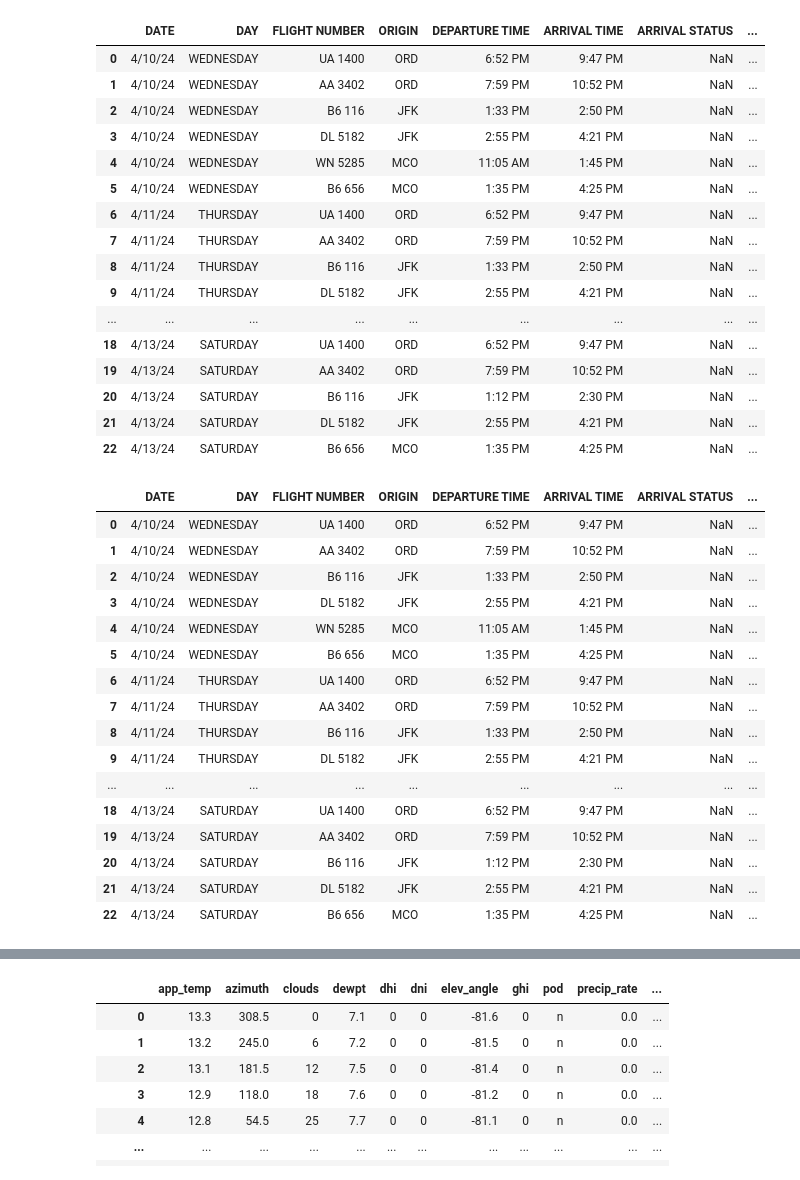
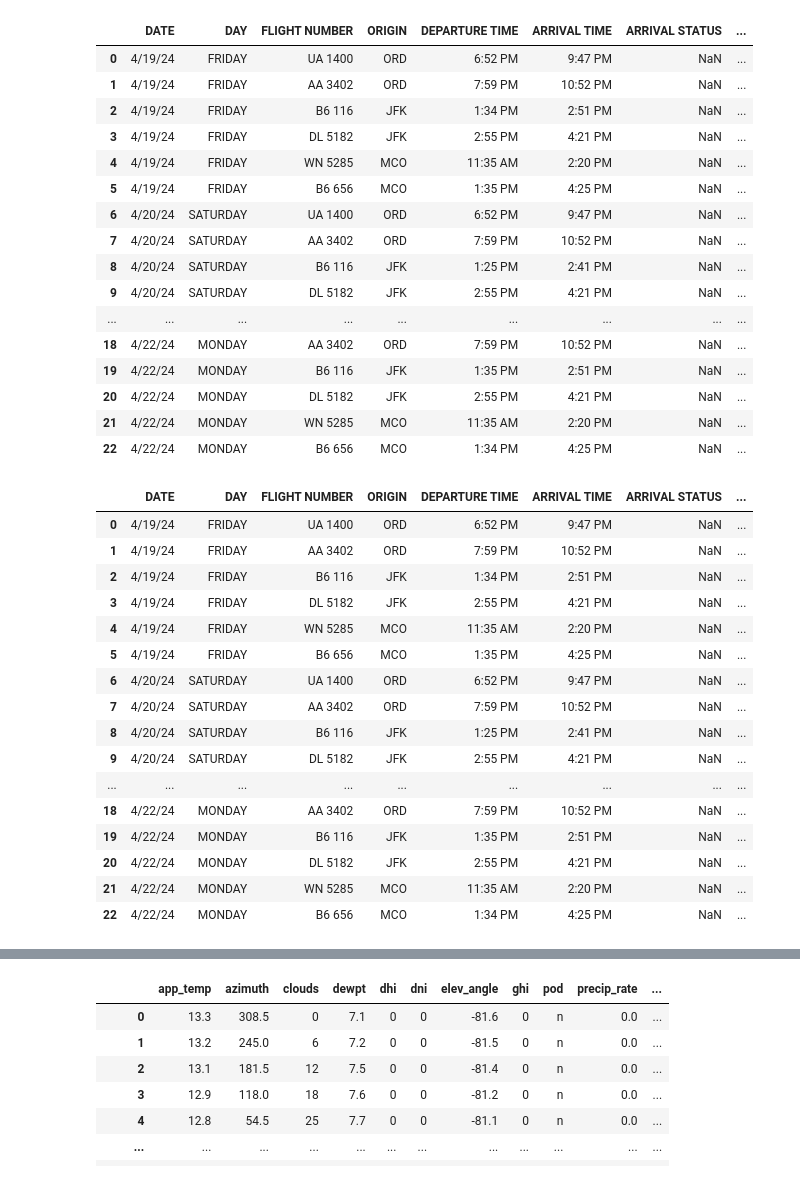
Before and after one commit to saikeerthan-14/flight-delay-prediction, a Jupyter notebook: flight_weather_data_merge_prediction_final.ipynb, the cells around one changed output, grey strips where cells are left out. Saved outputs shown, nothing was run; the diff lists cells and outputs as text; code cells hidden in the pictures.

Commit message:
model 1 and model 2 are added

```diff
--- a/flight_weather_data_merge_prediction_final.ipynb
+++ b/flight_weather_data_merge_prediction_final.ipynb
@@ -4,21 +5,21 @@ pd.set_option('display.max_columns', None)
 # %%
-ini_df = pd.read_csv("./CIS_662 _INITIAL_Predictions.csv")
+ini_df = pd.read_csv("./CIS_662_Final_{model}.csv")
 ini_df
 # %% [output]
 |  | DATE | DAY | FLIGHT NUMBER | ORIGIN | DEPARTURE TIME | ARRIVAL TIME | ARRIVAL STATUS | ... |
-| 0 | 4/10/24 | WEDNESDAY | UA 1400 | ORD | 6:52 PM | 9:47 PM | NaN | ... |
-| 1 | 4/10/24 | WEDNESDAY | AA 3402 | ORD | 7:59 PM | 10:52 PM | NaN | ... |
-| 2 | 4/10/24 | WEDNESDAY | B6 116 | JFK | 1:33 PM | 2:50 PM | NaN | ... |
-| 3 | 4/10/24 | WEDNESDAY | DL 5182 | JFK | 2:55 PM | 4:21 PM | NaN | ... |
-| 4 | 4/10/24 | WEDNESDAY | WN 5285 | MCO | 11:05 AM | 1:45 PM | NaN | ... |
-| 5 | 4/10/24 | WEDNESDAY | B6 656 | MCO | 1:35 PM | 4:25 PM | NaN | ... |
-| 6 | 4/11/24 | THURSDAY | UA 1400 | ORD | 6:52 PM | 9:47 PM | NaN | ... |
-| 7 | 4/11/24 | THURSDAY | AA 3402 | ORD | 7:59 PM | 10:52 PM | NaN | ... |
-| 8 | 4/11/24 | THURSDAY | B6 116 | JFK | 1:33 PM | 2:50 PM | NaN | ... |
-| 9 | 4/11/24 | THURSDAY | DL 5182 | JFK | 2:55 PM | 4:21 PM | NaN | ... |
+| 0 | 4/19/24 | FRIDAY | UA 1400 | ORD | 6:52 PM | 9:47 PM | NaN | ... |
+| 1 | 4/19/24 | FRIDAY | AA 3402 | ORD | 7:59 PM | 10:52 PM | NaN | ... |
+| 2 | 4/19/24 | FRIDAY | B6 116 | JFK | 1:34 PM | 2:51 PM | NaN | ... |
+| 3 | 4/19/24 | FRIDAY | DL 5182 | JFK | 2:55 PM | 4:21 PM | NaN | ... |
+| 4 | 4/19/24 | FRIDAY | WN 5285 | MCO | 11:35 AM | 2:20 PM | NaN | ... |
+| 5 | 4/19/24 | FRIDAY | B6 656 | MCO | 1:35 PM | 4:25 PM | NaN | ... |
+| 6 | 4/20/24 | SATURDAY | UA 1400 | ORD | 6:52 PM | 9:47 PM | NaN | ... |
+| 7 | 4/20/24 | SATURDAY | AA 3402 | ORD | 7:59 PM | 10:52 PM | NaN | ... |
+| 8 | 4/20/24 | SATURDAY | B6 116 | JFK | 1:25 PM | 2:41 PM | NaN | ... |
+| 9 | 4/20/24 | SATURDAY | DL 5182 | JFK | 2:55 PM | 4:21 PM | NaN | ... |
 | ... | ... | ... | ... | ... | ... | ... | ... | ... |
-| 18 | 4/13/24 | SATURDAY | UA 1400 | ORD | 6:52 PM | 9:47 PM | NaN | ... |
-| 19 | 4/13/24 | SATURDAY | AA 3402 | ORD | 7:59 PM | 10:52 PM | NaN | ... |
-| 20 | 4/13/24 | SATURDAY | B6 116 | JFK | 1:12 PM | 2:30 PM | NaN | ... |
-| 21 | 4/13/24 | SATURDAY | DL 5182 | JFK | 2:55 PM | 4:21 PM | NaN | ... |
-| 22 | 4/13/24 | SATURDAY | B6 656 | MCO | 1:35 PM | 4:25 PM | NaN | ... |
+| 18 | 4/22/24 | MONDAY | AA 3402 | ORD | 7:59 PM | 10:52 PM | NaN | ... |
+| 19 | 4/22/24 | MONDAY | B6 116 | JFK | 1:35 PM | 2:51 PM | NaN | ... |
+| 20 | 4/22/24 | MONDAY | DL 5182 | JFK | 2:55 PM | 4:21 PM | NaN | ... |
+| 21 | 4/22/24 | MONDAY | WN 5285 | MCO | 11:35 AM | 2:20 PM | NaN | ... |
+| 22 | 4/22/24 | MONDAY | B6 656 | MCO | 1:34 PM | 4:25 PM | NaN | ... |
@@ -30,22 +36,22 @@ ini_df["Carrier Code"] = ini_df["FLIGHT NUMBER"].apply(lambda x: x.split()[0])
 ini_df
 # %% [output]
 |  | DATE | DAY | FLIGHT NUMBER | ORIGIN | DEPARTURE TIME | ARRIVAL TIME | ARRIVAL STATUS | ... |
-| 0 | 4/10/24 | WEDNESDAY | UA 1400 | ORD | 6:52 PM | 9:47 PM | NaN | ... |
-| 1 | 4/10/24 | WEDNESDAY | AA 3402 | ORD | 7:59 PM | 10:52 PM | NaN | ... |
-| 2 | 4/10/24 | WEDNESDAY | B6 116 | JFK | 1:33 PM | 2:50 PM | NaN | ... |
-| 3 | 4/10/24 | WEDNESDAY | DL 5182 | JFK | 2:55 PM | 4:21 PM | NaN | ... |
-| 4 | 4/10/24 | WEDNESDAY | WN 5285 | MCO | 11:05 AM | 1:45 PM | NaN | ... |
-| 5 | 4/10/24 | WEDNESDAY | B6 656 | MCO | 1:35 PM | 4:25 PM | NaN | ... |
-| 6 | 4/11/24 | THURSDAY | UA 1400 | ORD | 6:52 PM | 9:47 PM | NaN | ... |
-| 7 | 4/11/24 | THURSDAY | AA 3402 | ORD | 7:59 PM | 10:52 PM | NaN | ... |
-| 8 | 4/11/24 | THURSDAY | B6 116 | JFK | 1:33 PM | 2:50 PM | NaN | ... |
-| 9 | 4/11/24 | THURSDAY | DL 5182 | JFK | 2:55 PM | 4:21 PM | NaN | ... |
+| 0 | 4/19/24 | FRIDAY | UA 1400 | ORD | 6:52 PM | 9:47 PM | NaN | ... |
+| 1 | 4/19/24 | FRIDAY | AA 3402 | ORD | 7:59 PM | 10:52 PM | NaN | ... |
+| 2 | 4/19/24 | FRIDAY | B6 116 | JFK | 1:34 PM | 2:51 PM | NaN | ... |
+| 3 | 4/19/24 | FRIDAY | DL 5182 | JFK | 2:55 PM | 4:21 PM | NaN | ... |
+| 4 | 4/19/24 | FRIDAY | WN 5285 | MCO | 11:35 AM | 2:20 PM | NaN | ... |
+| 5 | 4/19/24 | FRIDAY | B6 656 | MCO | 1:35 PM | 4:25 PM | NaN | ... |
+| 6 | 4/20/24 | SATURDAY | UA 1400 | ORD | 6:52 PM | 9:47 PM | NaN | ... |
+| 7 | 4/20/24 | SATURDAY | AA 3402 | ORD | 7:59 PM | 10:52 PM | NaN | ... |
+| 8 | 4/20/24 | SATURDAY | B6 116 | JFK | 1:25 PM | 2:41 PM | NaN | ... |
+| 9 | 4/20/24 | SATURDAY | DL 5182 | JFK | 2:55 PM | 4:21 PM | NaN | ... |
 | ... | ... | ... | ... | ... | ... | ... | ... | ... |
-| 18 | 4/13/24 | SATURDAY | UA 1400 | ORD | 6:52 PM | 9:47 PM | NaN | ... |
-| 19 | 4/13/24 | SATURDAY | AA 3402 | ORD | 7:59 PM | 10:52 PM | NaN | ... |
-| 20 | 4/13/24 | SATURDAY | B6 116 | JFK | 1:12 PM | 2:30 PM | NaN | ... |
-| 21 | 4/13/24 | SATURDAY | DL 5182 | JFK | 2:55 PM | 4:21 PM | NaN | ... |
-| 22 | 4/13/24 | SATURDAY | B6 656 | MCO | 1:35 PM | 4:25 PM | NaN | ... |
+| 18 | 4/22/24 | MONDAY | AA 3402 | ORD | 7:59 PM | 10:52 PM | NaN | ... |
+| 19 | 4/22/24 | MONDAY | B6 116 | JFK | 1:35 PM | 2:51 PM | NaN | ... |
+| 20 | 4/22/24 | MONDAY | DL 5182 | JFK | 2:55 PM | 4:21 PM | NaN | ... |
+| 21 | 4/22/24 | MONDAY | WN 5285 | MCO | 11:35 AM | 2:20 PM | NaN | ... |
+| 22 | 4/22/24 | MONDAY | B6 656 | MCO | 1:34 PM | 4:25 PM | NaN | ... |
 # %%
 # ini_df["scheduled_arrival_time"] = pd.to_datetime(ini_df["scheduled_arrival_time"], format="%m/%d/%Y %I:%M %p")
 ini_df["scheduled_arrival_time"] = pd.to_datetime(ini_df["scheduled_arrival_time"], infer_datetime_format=True)
```
Also changed, not shown: parts of 19 cells of this notebook, 8 other files.
